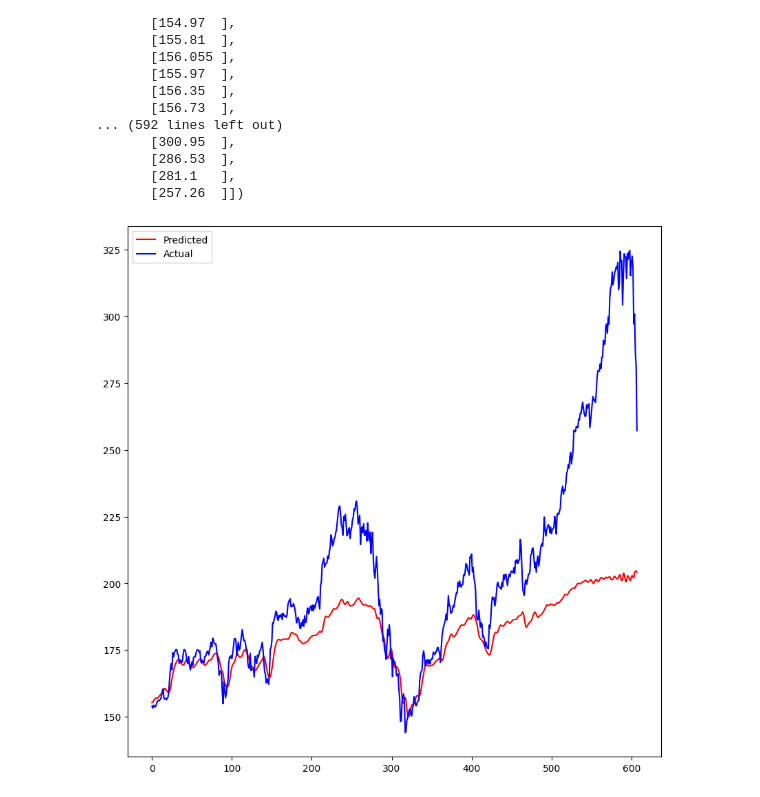
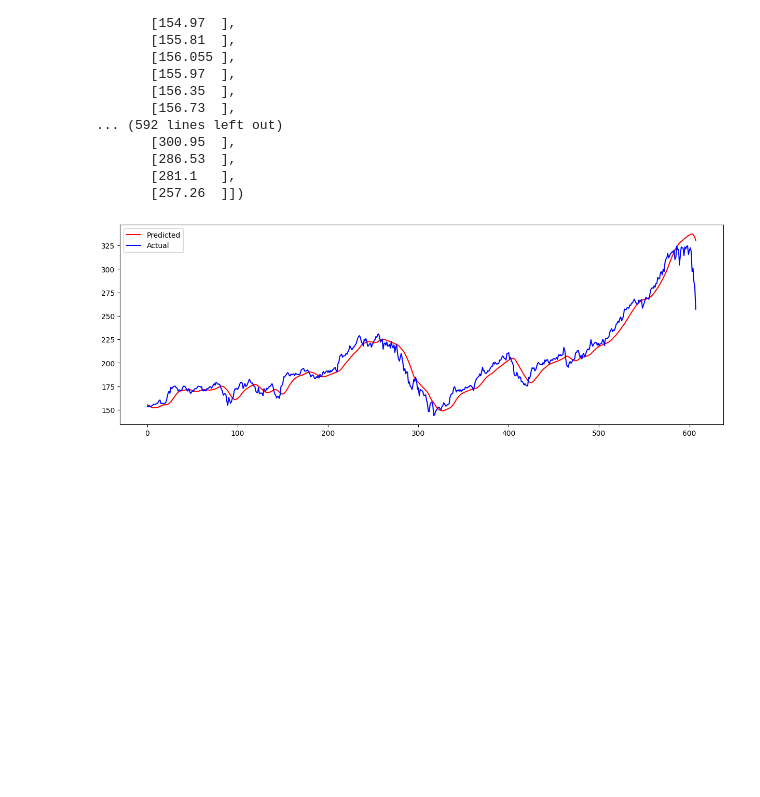
Before and after one commit to shubham-bari/StockPrediction, a Jupyter notebook: Stock_price.ipynb, the cells around one changed output. Drawn from its saved outputs; the diff is of its cells as text; code cells hidden in the pictures; blank space fills up the shorter version.

```diff
--- a/Stock_price.ipynb
+++ b/Stock_price.ipynb
@@ -4,7 +4,7 @@
 import pandas as pd
 import numpy as np
 # %%
-df = pd.read_csv(r'/content/HistoricalQuotes.csv')
+df = pd.read_csv(r'ML FIles/HistoricalQuotes.csv')
 # %%
 df
 # %% [output]
@@ -113,11 +113,9 @@ from tensorflow.keras.callbacks import EarlyStopping
 model = Sequential()
 model.add(LSTM(units=128, return_sequences=True, activation='relu' ,input_shape=(60,1)))
 model.add(Dropout(0.2))
-model.add(LSTM(units=64, activation='relu', return_sequences=True))
+model.add(LSTM(units=64, activation='relu', return_sequences=False))
 model.add(Dropout(0.3))
-model.add(LSTM(units=32, activation='relu', return_sequences=False))
-model.add(Dropout(0.2))
-model.add(Dense(units=1, activation='linear'))
+model.add(Dense(units=1))
 # %%
 early_stopping = EarlyStopping(
     monitor='val_loss',
@@ -185,5 +183,5 @@ trainingy=np.array(y_train[:1850])
 testingx=np.array(x_train[1850:])
 testingy=np.array(y_train[1850:])
 # %%
-model.fit(trainingx, trainingy, epochs=200, batch_size=32, callbacks=[early_stopping])
+model.fit(trainingx, trainingy, epochs=10, batch_size=32, callbacks=[early_stopping])
 # %% [output]
@@ -247,14 +245,13 @@ array([[153.89  ],
        [257.26  ]])
 # %%
 yhat=scaler.inverse_transform(yhat)
-testingy=scaler.inverse_transform(testingy)
 # %%
-plt.figure(figsize=(10,10))
+plt.figure(figsize=(15,5))
 plt.plot(yhat, color='red')
 plt.plot(testingy, color='blue')
 plt.legend(['Predicted', 'Actual'])
 plt.xticks=[]
 plt.yticks=[]
 plt.show()
 # %% [output]
-[figure, old version]
+[figure, new version]
```
Also changed, not shown: parts of 8 cells of this notebook.
